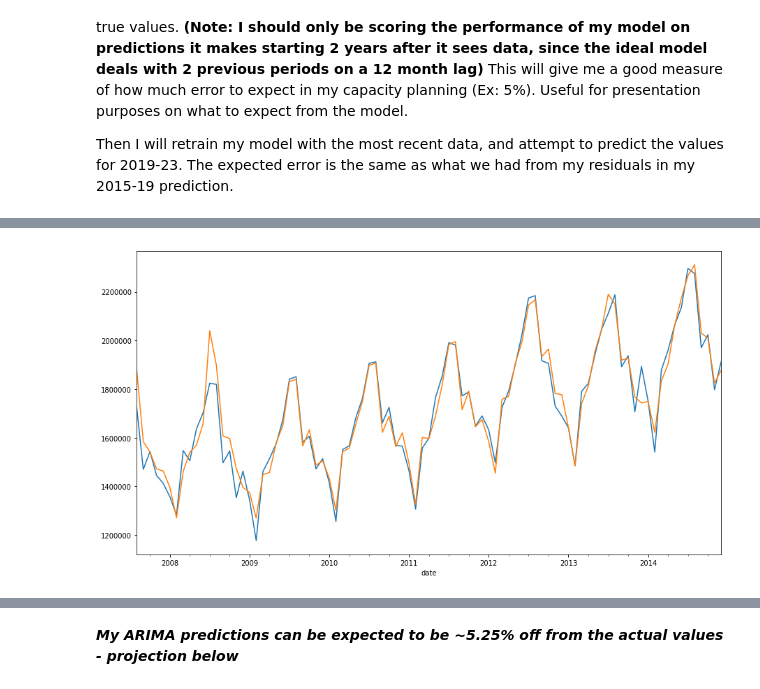
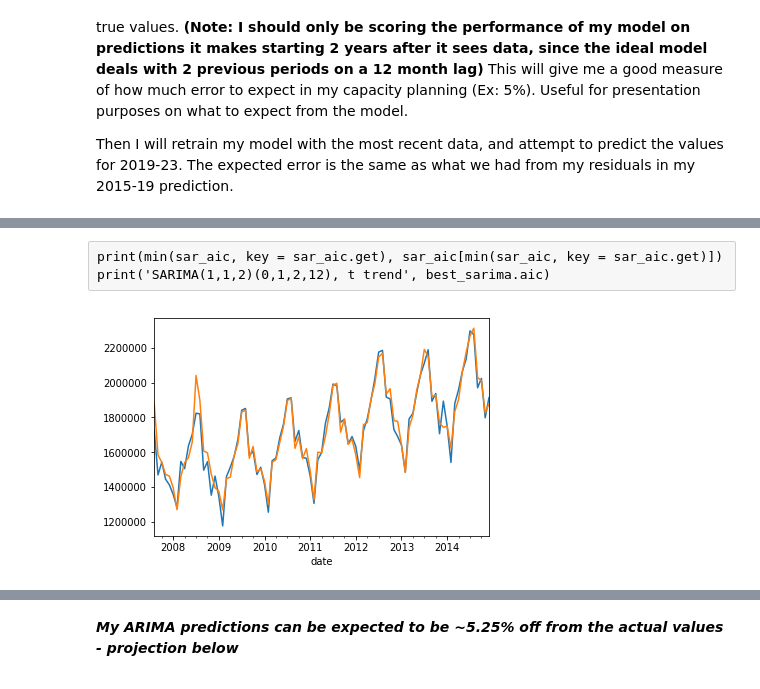
Before and after one commit to Alexandre987/SFO_Time_Series, a Jupyter notebook: Demand_Forecasting.ipynb, the cells around one changed output, grey strips where cells are left out. Cells and saved outputs as stored; diff of their text form; code cells hidden in the pictures.

```diff
--- a/Demand_Forecasting.ipynb
+++ b/Demand_Forecasting.ipynb
@@ -489,7 +482,10 @@ SARIMA(1,1,2)(0,1,2,12), t trend 1806.269823414977
+# %% [raw]
+print(min(sar_aic, key = sar_aic.get), sar_aic[min(sar_aic, key = sar_aic.get)])
+print('SARIMA(1,1,2)(0,1,2,12), t trend', best_sarima.aic)
 # %%
 # Model predictions start 2 years out, since model incorporates 2 MA elements of 12 month seasons
-plt.figure(figsize=(15,8))
+#plt.figure(figsize=(15,8))
 train[25:].plot()
 best_sarima.predict(start = 25).plot();
 # %% [output]
-[figure, old version]
+[figure, new version]
```
Also changed, not shown: parts of 96 cells of this notebook.
